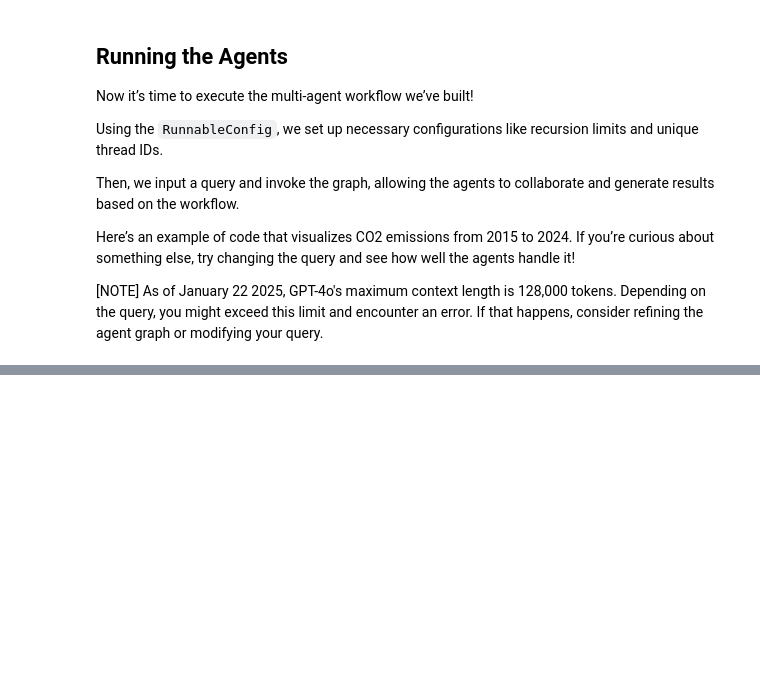
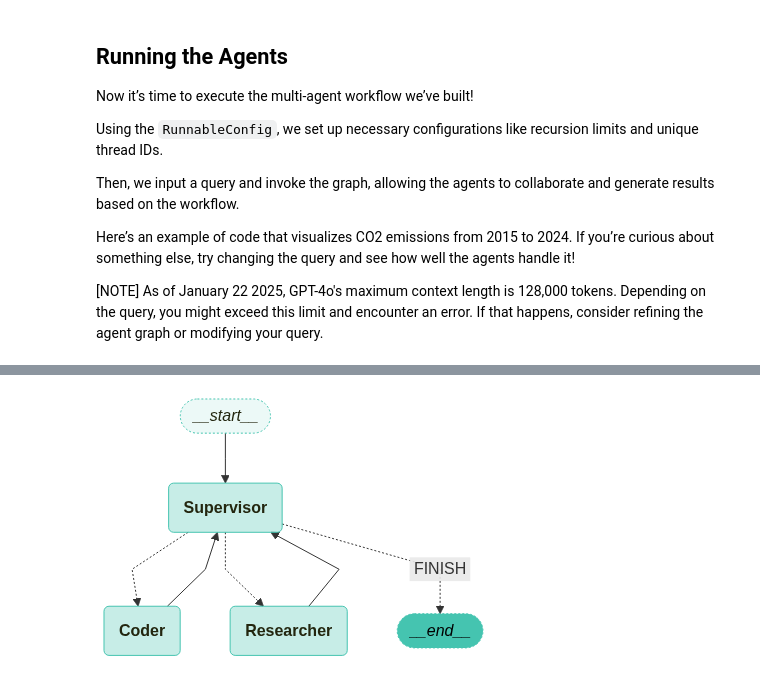
Before and after one commit to Bluedata-Consulting/GAAPB02-training, a Jupyter notebook: Concept_LangGraph_Multi_Agent_Collaboration.ipynb, the cells around one changed output, grey strips where cells are left out. Saved outputs shown, nothing was run; the diff lists cells and outputs as text; code cells hidden in the pictures; blank space fills up the shorter version.

```diff
--- a/Concept_LangGraph_Multi_Agent_Collaboration.ipynb
+++ b/Concept_LangGraph_Multi_Agent_Collaboration.ipynb
@@ -336,0 +616,6 @@ FINAL ANSWER
+# %%
+from langchain_opentutorial.graphs import visualize_graph
+
+visualize_graph(graph)
+# %% [output]
+[figure, added]
```
Also changed, not shown: parts of 29 cells of this notebook.
